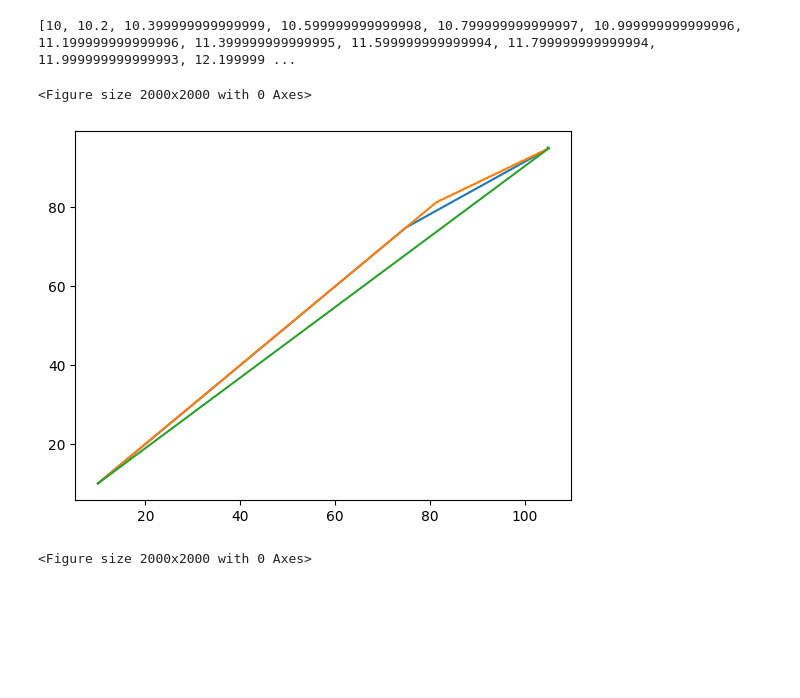
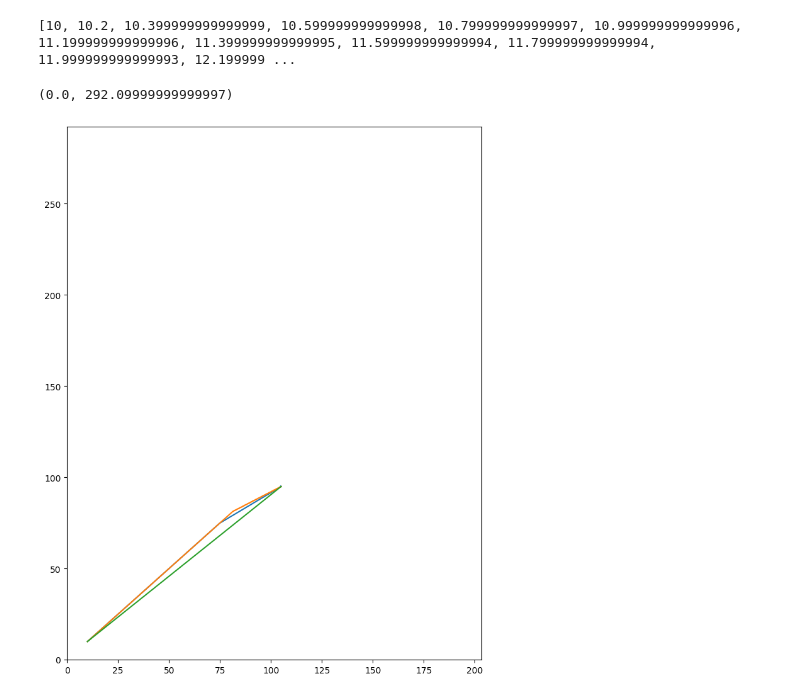
Before and after one commit to srinath-iyer/Drawing-Bot, a Jupyter notebook: examples/movement_sim.ipynb, the cells around one changed output. Saved outputs shown, nothing was run; the diff lists cells and outputs as text; code cells hidden in the pictures; blank space fills up the shorter version.

Commit message:
Make figsize to scale.

```diff
--- a/examples/movement_sim.ipynb
+++ b/examples/movement_sim.ipynb
@@ -113,11 +113,13 @@ print(*go_to(10,10,105,105,0.2**2,0.2))
 # %%
 x1,x2=10,105
 y1,y2=10,95
+plt.figure(figsize=(8.5,11))
 plt.plot(*go_to(x1,y1,x2,y2,0.2**2,0.2))
 plt.plot(*go_to_improve2(x1,y1,x2,y2,0.2**2,0.2))
 plt.plot([x1,x2],[y1,y2])
-plt.figure(figsize=(20,20))
+
+plt.xlim((0,25.4*8))
+plt.ylim((0,25.4*11.5))
 # %% [output]
-<Figure size 2000x2000 with 0 Axes>
+(0.0, 292.09999999999997)
-[figure, old version]
+[figure, new version]
-<Figure size 2000x2000 with 0 Axes>
```
